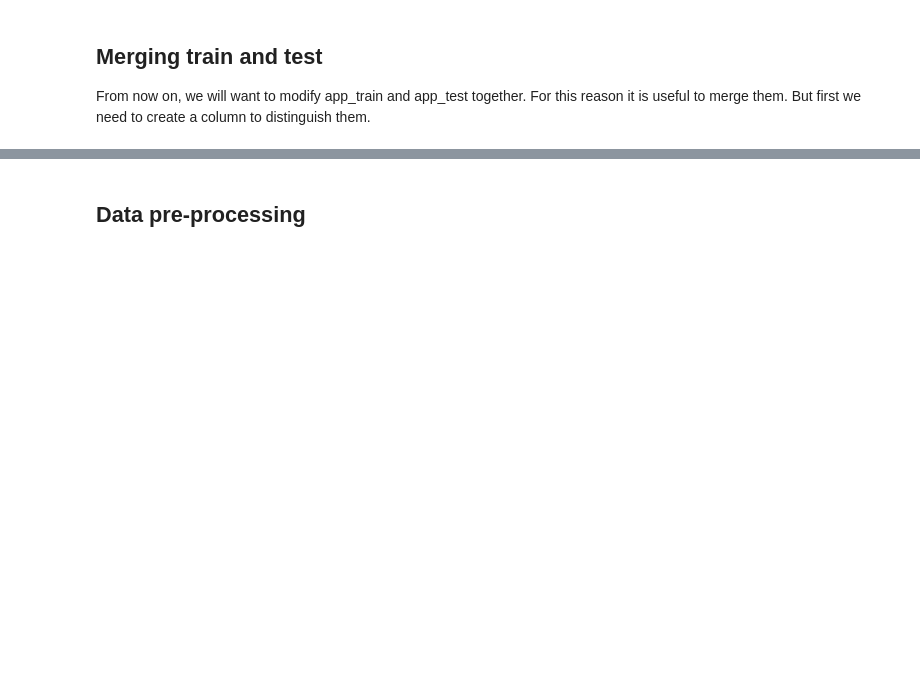
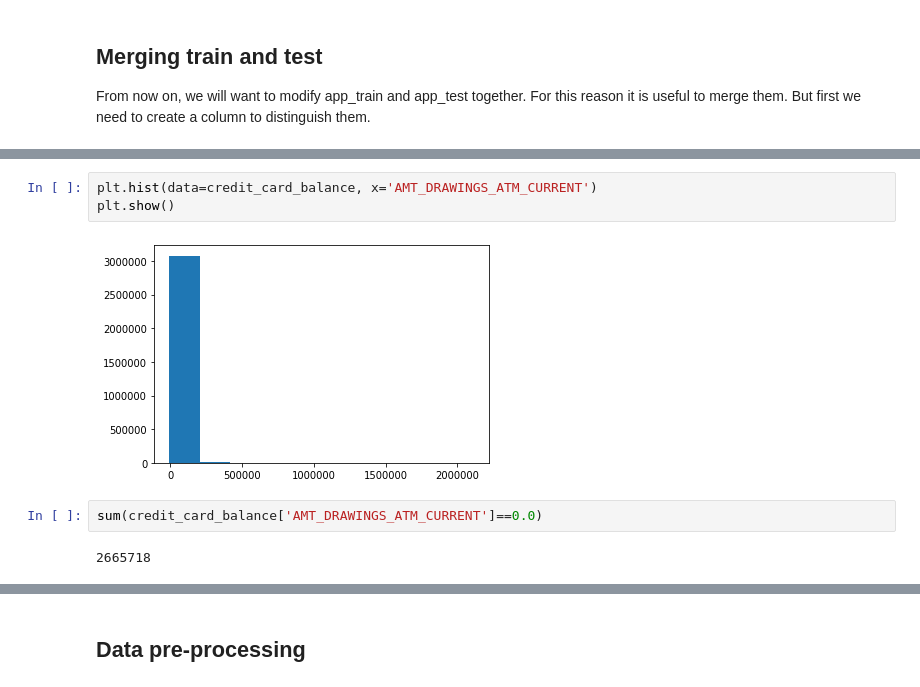
Before and after one commit to paolomandica/FDS-home-credit-default-risk, a Jupyter notebook: main-paolo.ipynb, the cells around one changed output, grey strips where cells are left out. Drawn from its saved outputs; the diff is of its cells as text; blank space fills up the shorter version.

```diff
--- a/main-paolo.ipynb
+++ b/main-paolo.ipynb
@@ -589,0 +652,9 @@ app.shape
+# %%
+plt.hist(data=credit_card_balance, x='AMT_DRAWINGS_ATM_CURRENT')
+plt.show()
+# %% [output]
+[figure, added]
+# %%
+sum(credit_card_balance['AMT_DRAWINGS_ATM_CURRENT']==0.0)
+# %% [output]
+2665718
```
Also changed, not shown: parts of 80 cells of this notebook.
